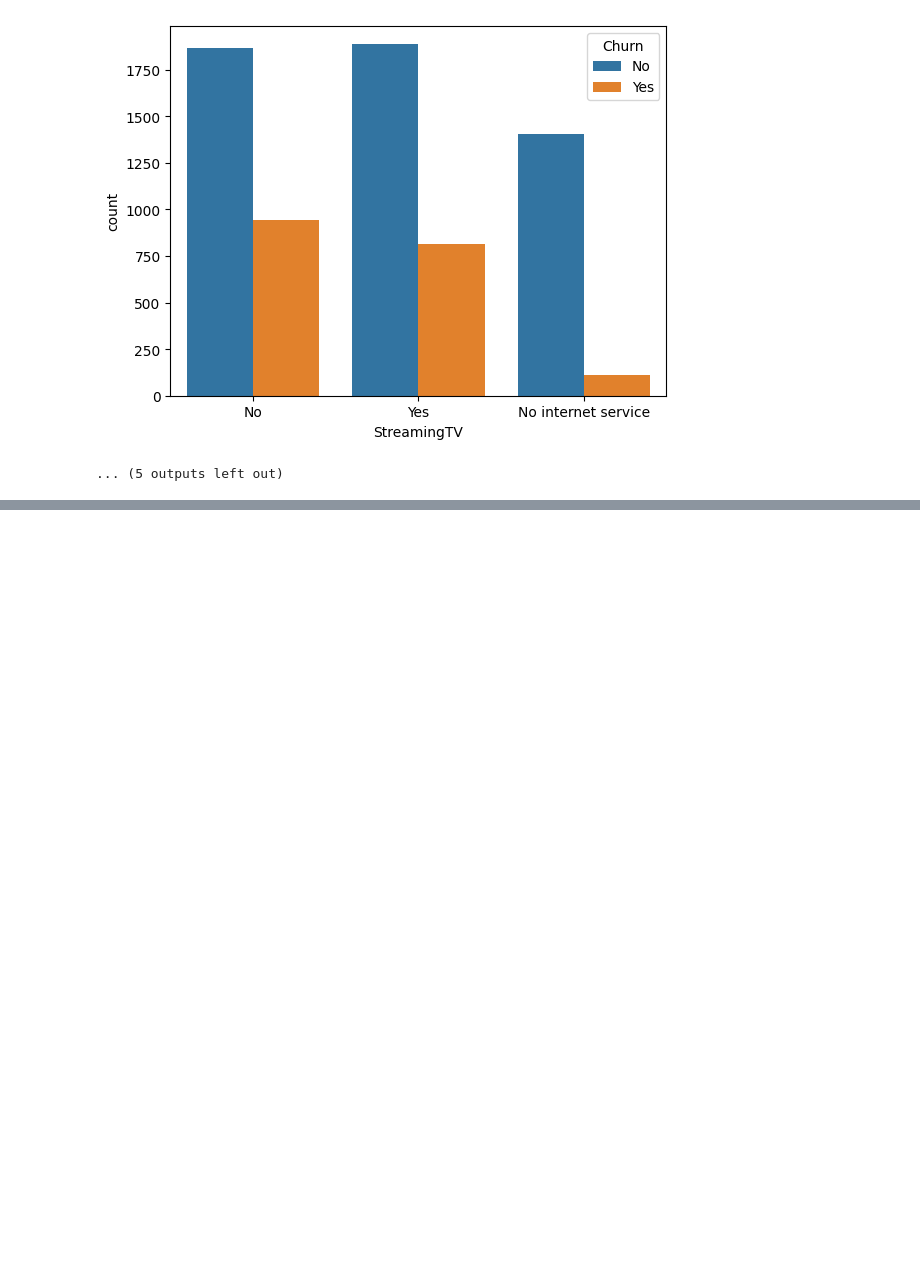
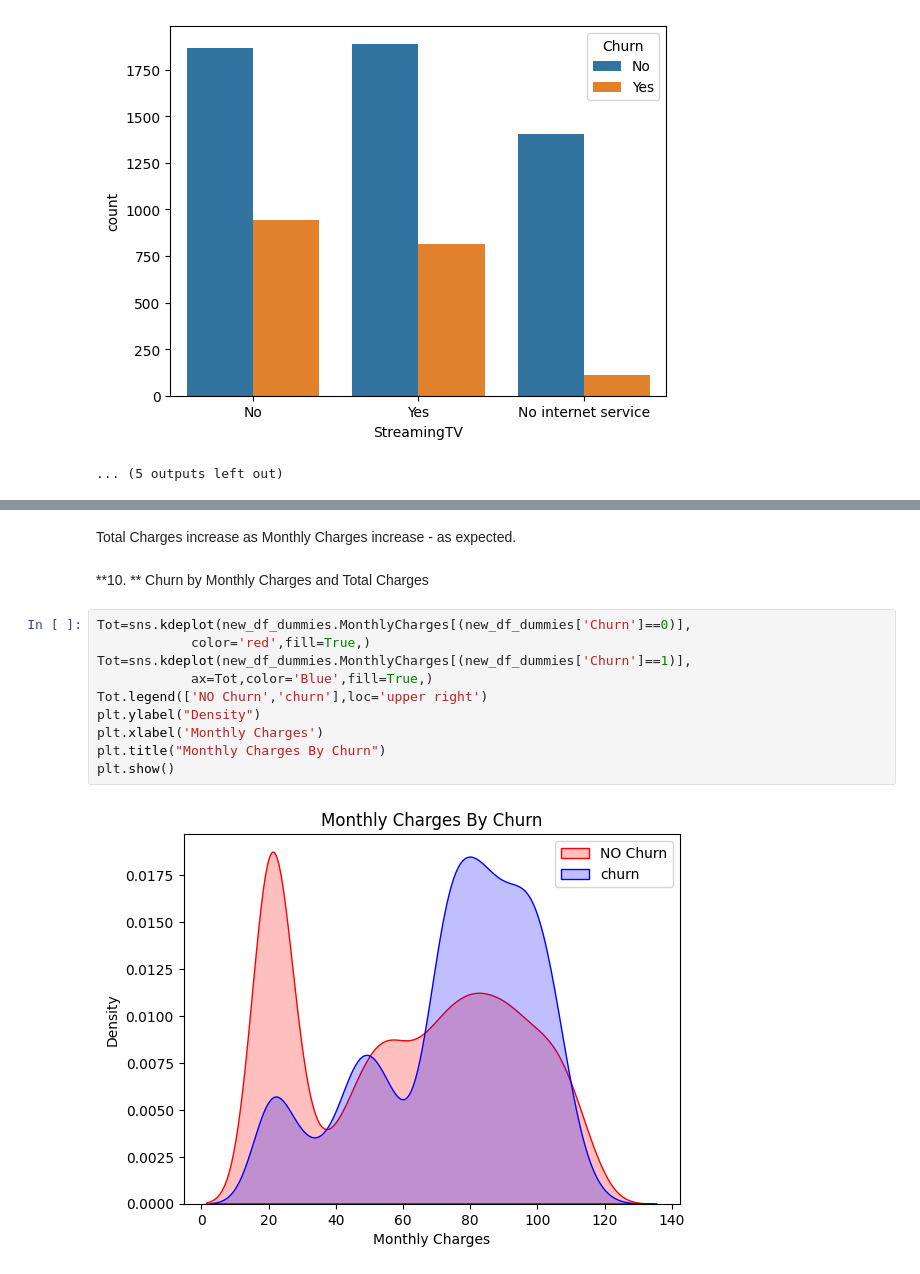
Before and after one commit to mdzaheerjk/Telecom-Customer-Churn-Prediction-using-Machine-Learning, a Jupyter notebook: notebooks/EDA.ipynb, the cells around one changed output, grey strips where cells are left out. Saved outputs shown, nothing was run; the diff lists cells and outputs as text; blank space fills up the shorter version.

```diff
--- a/notebooks/EDA.ipynb
+++ b/notebooks/EDA.ipynb
@@ -372,0 +451,16 @@ for i,predictor in enumerate(new_df.drop(columns=['Churn','TotalCharges','Monthl
+# %% [markdown]
+Total Charges increase as Monthly Charges increase - as expected.
+# %% [markdown]
+**10. ** Churn by Monthly Charges and Total Charges
+# %%
+Tot=sns.kdeplot(new_df_dummies.MonthlyCharges[(new_df_dummies['Churn']==0)],
+            color='red',fill=True,)
+Tot=sns.kdeplot(new_df_dummies.MonthlyCharges[(new_df_dummies['Churn']==1)],
+            ax=Tot,color='Blue',fill=True,)
+Tot.legend(['NO Churn','churn'],loc='upper right')
+plt.ylabel("Density")
+plt.xlabel('Monthly Charges')
+plt.title("Monthly Charges By Churn")
+plt.show()
+# %% [output]
+[figure, added]
```
Also changed, not shown: parts of 20 cells of this notebook.
